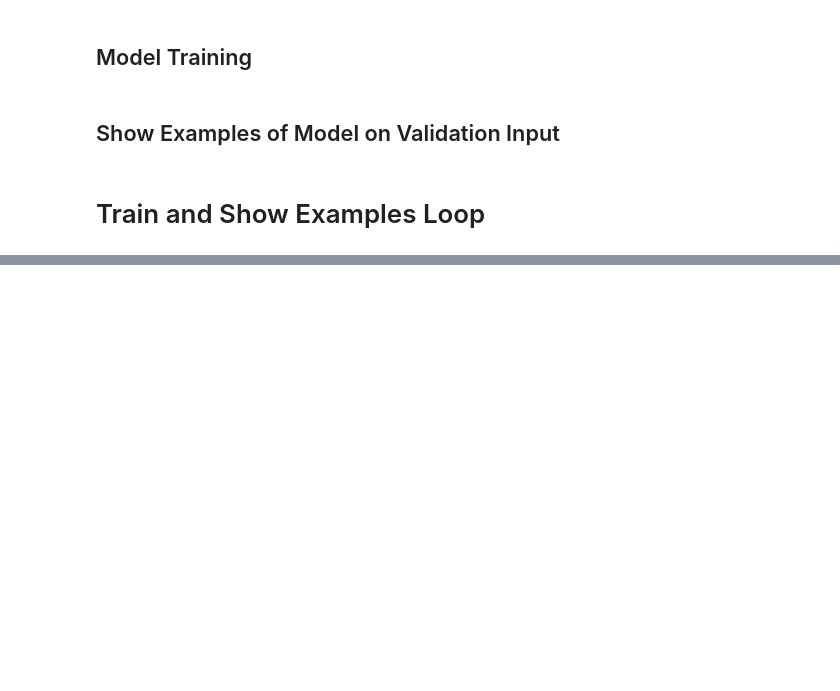
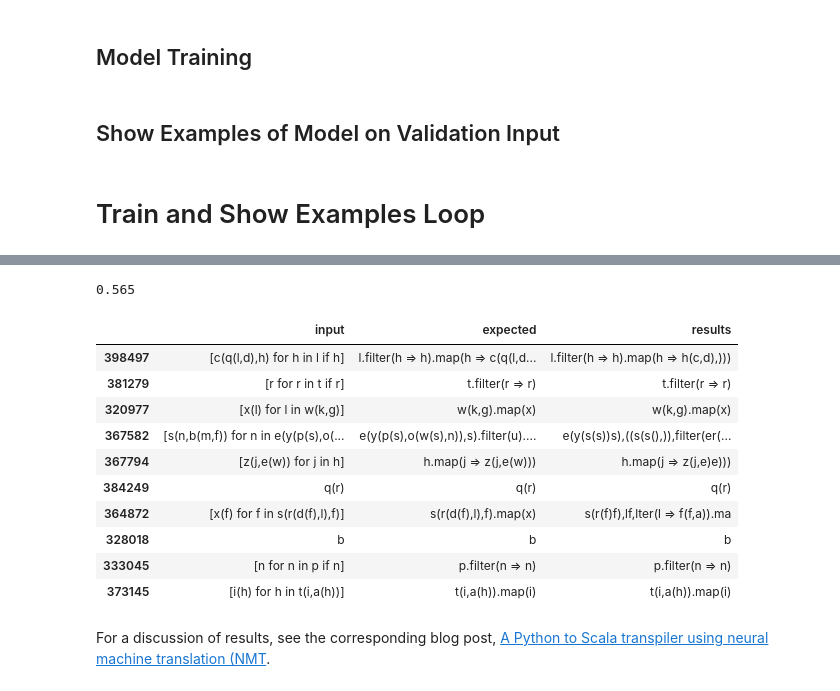
Before and after one commit to matthagy/nmt_python_scala_transpiler, a Jupyter notebook: nmt_python_scala_transpiler.ipynb, the cells around one changed output, grey strips where cells are left out. Cells and saved outputs as stored; diff of their text form; code cells hidden in the pictures; blank space fills up the shorter version.

```diff
--- a/nmt_python_scala_transpiler.ipynb
+++ b/nmt_python_scala_transpiler.ipynb
@@ -245,0 +249,3 @@ Epoch 4/5
+# %%
+evaluation = expressions.iloc[training_size:].sample(200).copy()
+evaluation.sample(5)
@@ -245,0 +259,8 @@ Epoch 4/5
+# %%
+def apply_convert(input_string):
+    results = apply_model(input_string)
+    terminate = results.index('<unk>')
+    return ''.join(results[:terminate:])
+
+evaluation['results'] = [apply_convert(input_string) for input_string in tqdm(evaluation['input'])]
+evaluation.sample(5)
@@ -245,0 +274,21 @@ Epoch 4/5
+# %%
+np.mean(evaluation['output'] == evaluation['results'])
+# %% [output]
+0.565
+# %%
+with pd.option_context('display.max_colwidth', 200):
+    display(evaluation.rename(columns={'output':'expected'}).sample(10))
+# %% [output]
+|  | input | expected | results |
+| 398497 | [c(q(l,d),h) for h in l if h] | l.filter(h => h).map(h => c(q(l,d... | l.filter(h => h).map(h => h(c,d),))) |
+| 381279 | [r for r in t if r] | t.filter(r => r) | t.filter(r => r) |
+| 320977 | [x(l) for l in w(k,g)] | w(k,g).map(x) | w(k,g).map(x) |
+| 367582 | [s(n,b(m,f)) for n in e(y(p(s),o(... | e(y(p(s),o(w(s),n)),s).filter(u).... | e(y(s(s))s),((s(s(),)),filter(er(... |
+| 367794 | [z(j,e(w)) for j in h] | h.map(j => z(j,e(w))) | h.map(j => z(j,e)e))) |
+| 384249 | q(r) | q(r) | q(r) |
+| 364872 | [x(f) for f in s(r(d(f),l),f)] | s(r(d(f),l),f).map(x) | s(r(f)f),lf,lter(l => f(f,a)).ma |
+| 328018 | b | b | b |
+| 333045 | [n for n in p if n] | p.filter(n => n) | p.filter(n => n) |
+| 373145 | [i(h) for h in t(i,a(h))] | t(i,a(h)).map(i) | t(i,a(h)).map(i) |
+# %% [markdown]
+For a discussion of results, see the corresponding blog post, [A Python to Scala transpiler using neural machine translation (NMT](https://medium.com/@matthagy/a-python-to-scala-transpiler-using-neural-machine-translation-nmt-90d4d02afa70).
```
Also changed, not shown: parts of 4 cells of this notebook.
